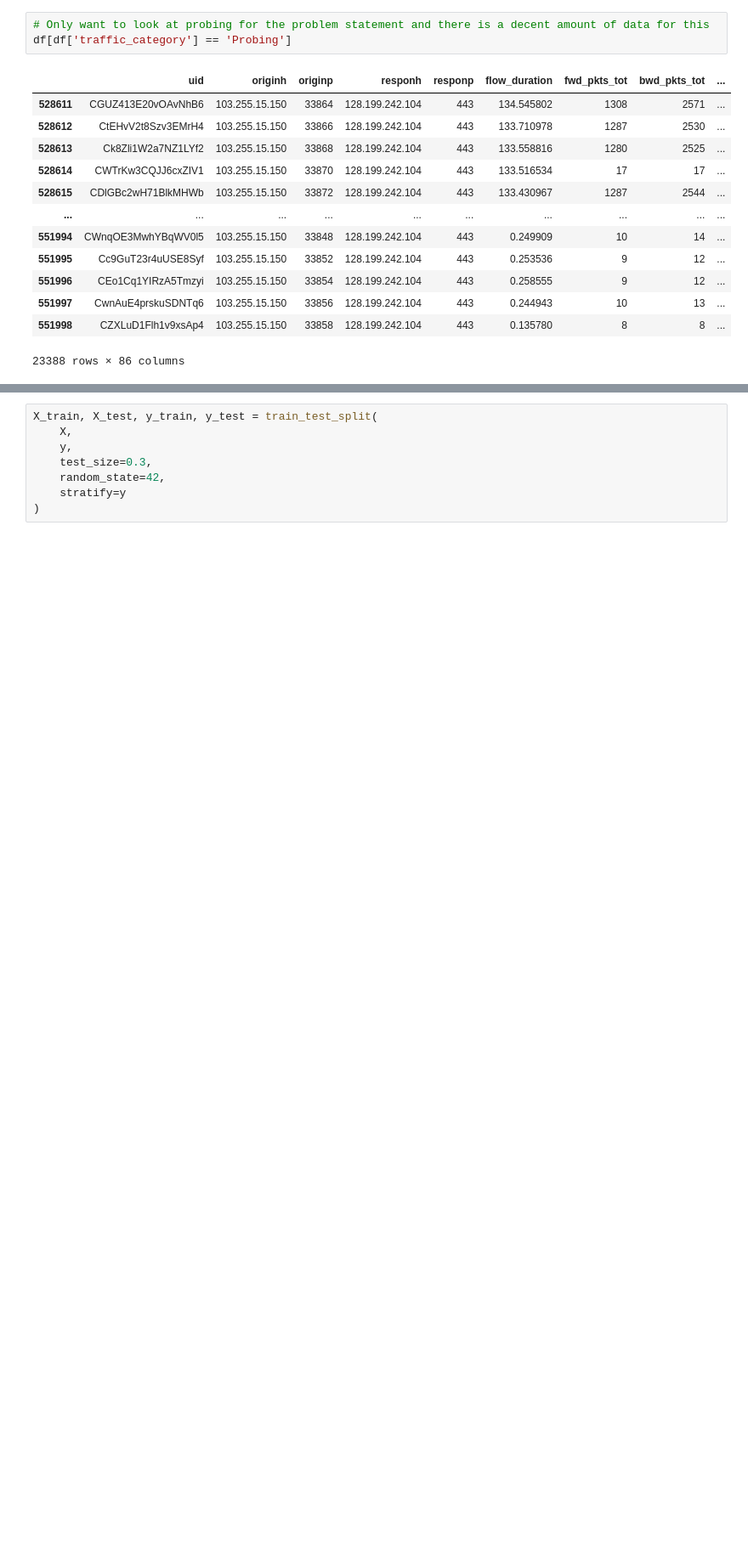
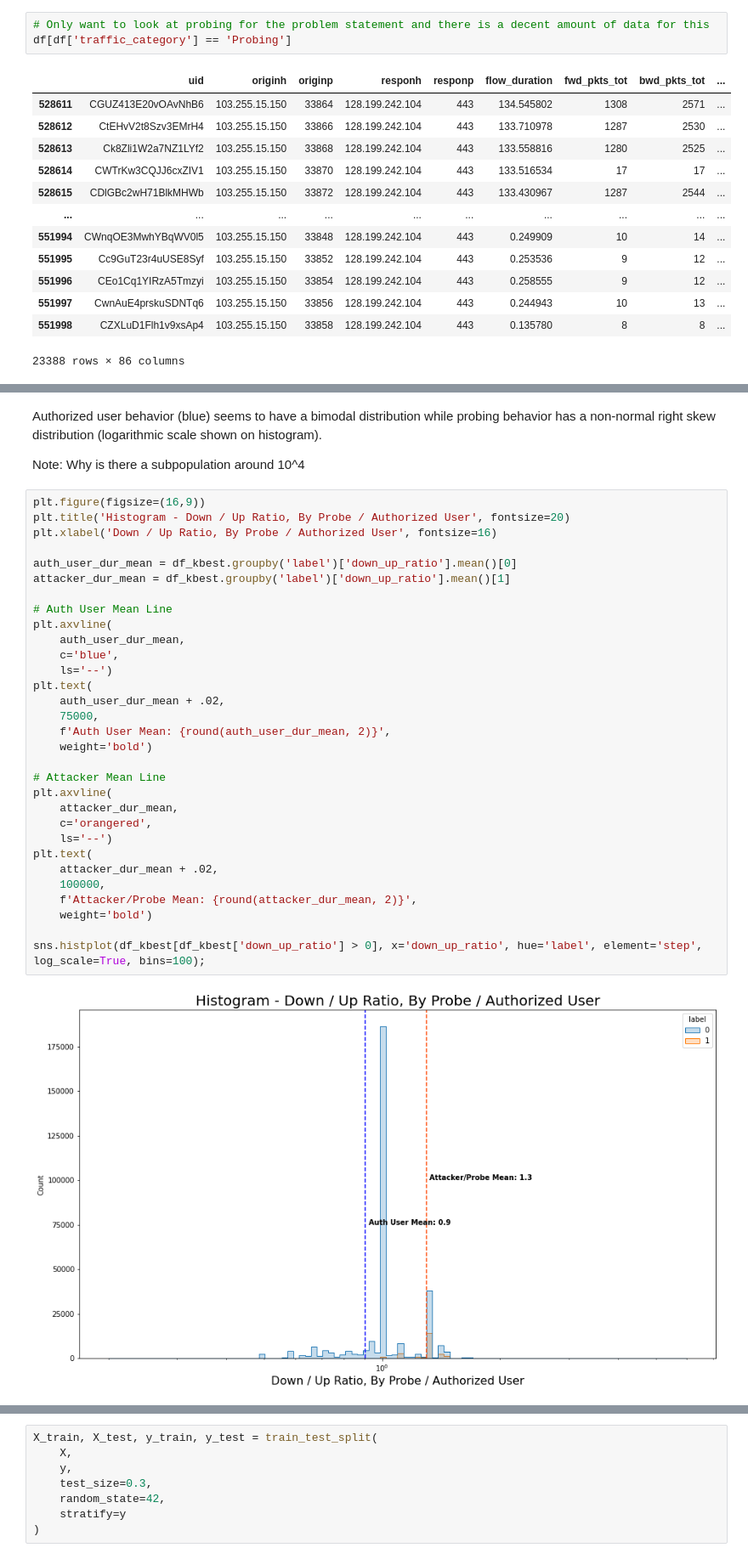
Before and after one commit to linjoshua882/deep-learning-cybersecurity-intrusion-detection, a Jupyter notebook: code.ipynb, the cells around one changed output, grey strips where cells are left out. Shown at 85% size. Saved outputs shown, nothing was run; the diff lists cells and outputs as text; blank space fills up the shorter version.

```diff
--- a/code.ipynb
+++ b/code.ipynb
@@ -345,0 +214,37 @@ y = df['Label']
+# %% [markdown]
+Authorized user behavior (blue) seems to have a bimodal distribution while probing behavior has a non-normal right skew distribution (logarithmic scale shown on histogram).
+
+Note: Why is there a subpopulation around 10^4
+# %%
+plt.figure(figsize=(16,9))
+plt.title('Histogram - Down / Up Ratio, By Probe / Authorized User', fontsize=20)
+plt.xlabel('Down / Up Ratio, By Probe / Authorized User', fontsize=16)
+
+auth_user_dur_mean = df_kbest.groupby('label')['down_up_ratio'].mean()[0]
+attacker_dur_mean = df_kbest.groupby('label')['down_up_ratio'].mean()[1]
+
+# Auth User Mean Line
+plt.axvline(
+    auth_user_dur_mean,
+    c='blue',
+    ls='--')
+plt.text(
+    auth_user_dur_mean + .02,
+    75000,
+    f'Auth User Mean: {round(auth_user_dur_mean, 2)}',
+    weight='bold')
+
+# Attacker Mean Line
+plt.axvline(
+    attacker_dur_mean,
+    c='orangered',
+    ls='--')
+plt.text(
+    attacker_dur_mean + .02,
+    100000,
+    f'Attacker/Probe Mean: {round(attacker_dur_mean, 2)}',
+    weight='bold')
+
+sns.histplot(df_kbest[df_kbest['down_up_ratio'] > 0], x='down_up_ratio', hue='label', element='step', log_scale=True, bins=100);
+# %% [output]
+[figure, added]
```
Also changed, not shown: parts of 49 cells of this notebook, 1 other file.
